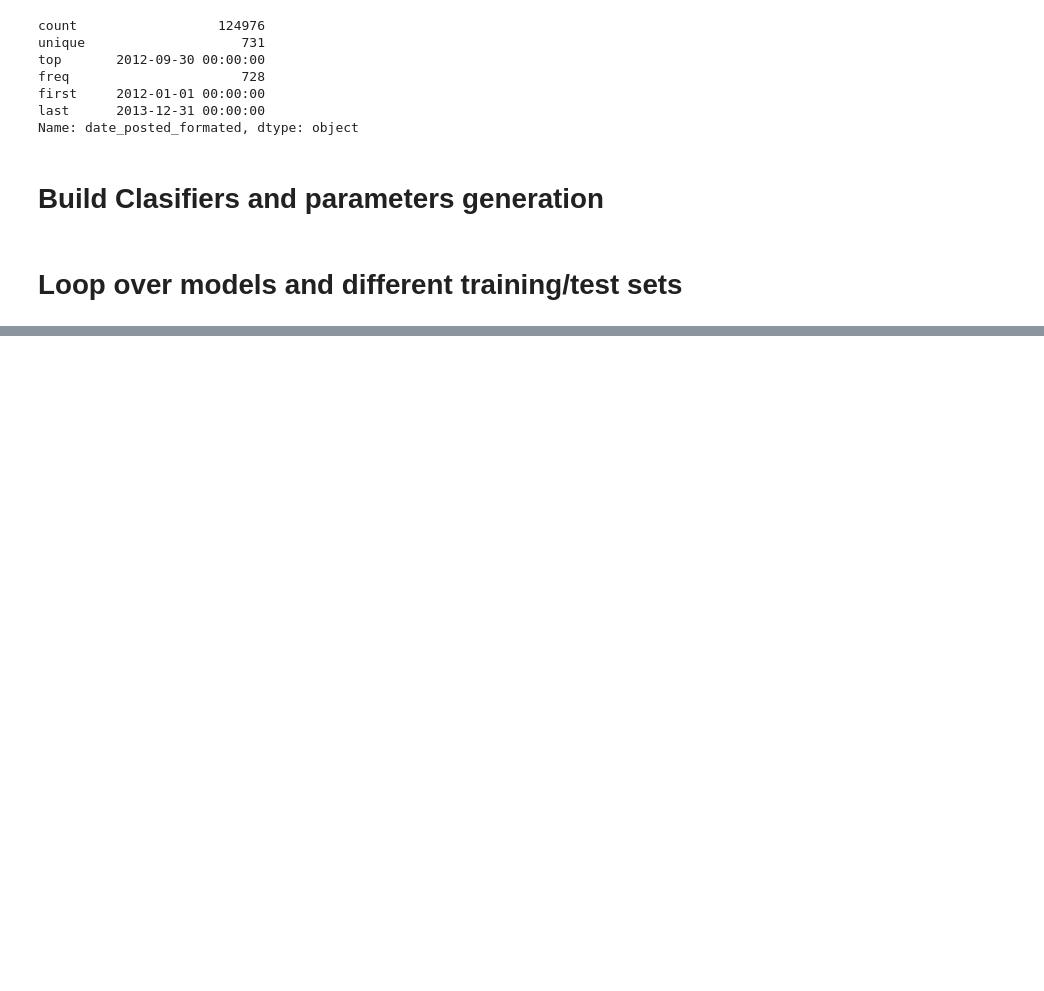
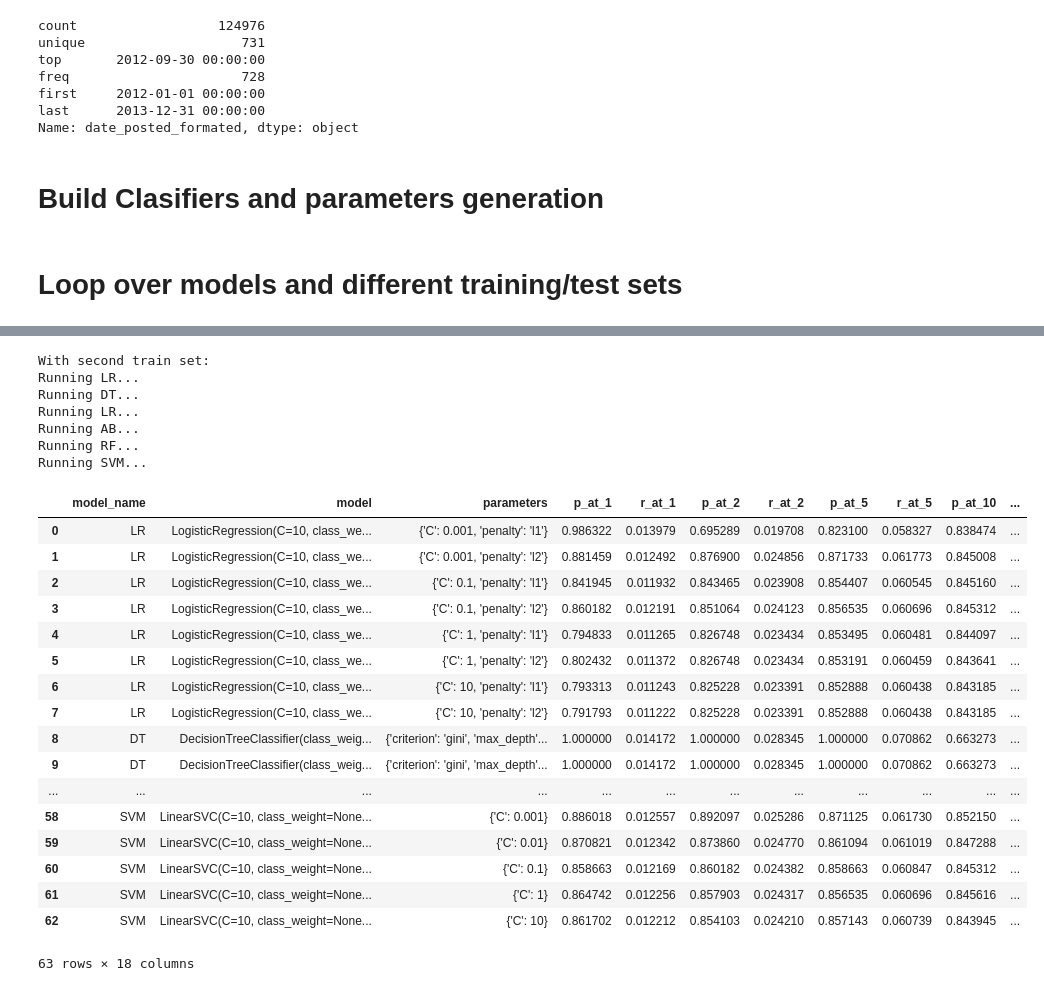
Before and after one commit to fhalamos/ML-pipeline, a Jupyter notebook: predict_donorschoose_60_days.ipynb, the cells around one changed output, grey strips where cells are left out. Saved outputs shown, nothing was run; the diff lists cells and outputs as text; code cells hidden in the pictures; blank space fills up the shorter version.

```diff
--- a/predict_donorschoose_60_days.ipynb
+++ b/predict_donorschoose_60_days.ipynb
@@ -192,0 +203,29 @@ Running RF...
+# %%
+print("With second train set:")
+pipeline.iterate_over_models(models_to_run, models, parameters_grid, x_train_2, x_test_2, y_train_2, y_test_2)
+# %% [output]
+With second train set:
+Running LR...
+Running DT...
+Running LR...
+Running AB...
+Running RF...
+Running SVM...
+|  | model_name | model | parameters | p_at_1 | r_at_1 | p_at_2 | r_at_2 | p_at_5 | r_at_5 | p_at_10 | ... |
+| 0 | LR | LogisticRegression(C=10, class_we... | {'C': 0.001, 'penalty': 'l1'} | 0.986322 | 0.013979 | 0.695289 | 0.019708 | 0.823100 | 0.058327 | 0.838474 | ... |
+| 1 | LR | LogisticRegression(C=10, class_we... | {'C': 0.001, 'penalty': 'l2'} | 0.881459 | 0.012492 | 0.876900 | 0.024856 | 0.871733 | 0.061773 | 0.845008 | ... |
+| 2 | LR | LogisticRegression(C=10, class_we... | {'C': 0.1, 'penalty': 'l1'} | 0.841945 | 0.011932 | 0.843465 | 0.023908 | 0.854407 | 0.060545 | 0.845160 | ... |
+| 3 | LR | LogisticRegression(C=10, class_we... | {'C': 0.1, 'penalty': 'l2'} | 0.860182 | 0.012191 | 0.851064 | 0.024123 | 0.856535 | 0.060696 | 0.845312 | ... |
+| 4 | LR | LogisticRegression(C=10, class_we... | {'C': 1, 'penalty': 'l1'} | 0.794833 | 0.011265 | 0.826748 | 0.023434 | 0.853495 | 0.060481 | 0.844097 | ... |
+| 5 | LR | LogisticRegression(C=10, class_we... | {'C': 1, 'penalty': 'l2'} | 0.802432 | 0.011372 | 0.826748 | 0.023434 | 0.853191 | 0.060459 | 0.843641 | ... |
+| 6 | LR | LogisticRegression(C=10, class_we... | {'C': 10, 'penalty': 'l1'} | 0.793313 | 0.011243 | 0.825228 | 0.023391 | 0.852888 | 0.060438 | 0.843185 | ... |
+| 7 | LR | LogisticRegression(C=10, class_we... | {'C': 10, 'penalty': 'l2'} | 0.791793 | 0.011222 | 0.825228 | 0.023391 | 0.852888 | 0.060438 | 0.843185 | ... |
+| 8 | DT | DecisionTreeClassifier(class_weig... | {'criterion': 'gini', 'max_depth'... | 1.000000 | 0.014172 | 1.000000 | 0.028345 | 1.000000 | 0.070862 | 0.663273 | ... |
+| 9 | DT | DecisionTreeClassifier(class_weig... | {'criterion': 'gini', 'max_depth'... | 1.000000 | 0.014172 | 1.000000 | 0.028345 | 1.000000 | 0.070862 | 0.663273 | ... |
+| ... | ... | ... | ... | ... | ... | ... | ... | ... | ... | ... | ... |
+| 58 | SVM | LinearSVC(C=10, class_weight=None... | {'C': 0.001} | 0.886018 | 0.012557 | 0.892097 | 0.025286 | 0.871125 | 0.061730 | 0.852150 | ... |
+| 59 | SVM | LinearSVC(C=10, class_weight=None... | {'C': 0.01} | 0.870821 | 0.012342 | 0.873860 | 0.024770 | 0.861094 | 0.061019 | 0.847288 | ... |
+| 60 | SVM | LinearSVC(C=10, class_weight=None... | {'C': 0.1} | 0.858663 | 0.012169 | 0.860182 | 0.024382 | 0.858663 | 0.060847 | 0.845312 | ... |
+| 61 | SVM | LinearSVC(C=10, class_weight=None... | {'C': 1} | 0.864742 | 0.012256 | 0.857903 | 0.024317 | 0.856535 | 0.060696 | 0.845616 | ... |
+| 62 | SVM | LinearSVC(C=10, class_weight=None... | {'C': 10} | 0.861702 | 0.012212 | 0.854103 | 0.024210 | 0.857143 | 0.060739 | 0.843945 | ... |
+63 rows × 18 columns
```
Also changed, not shown: parts of 2 cells of this notebook.
